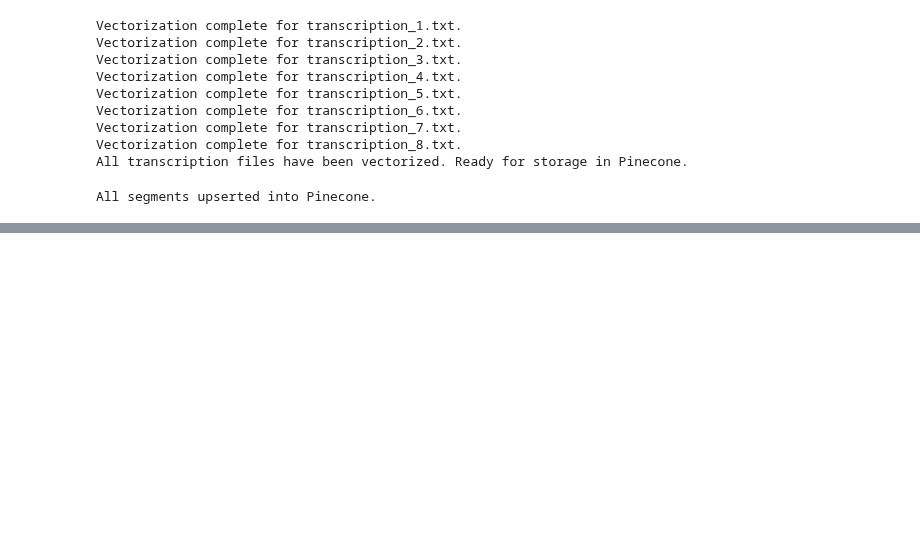
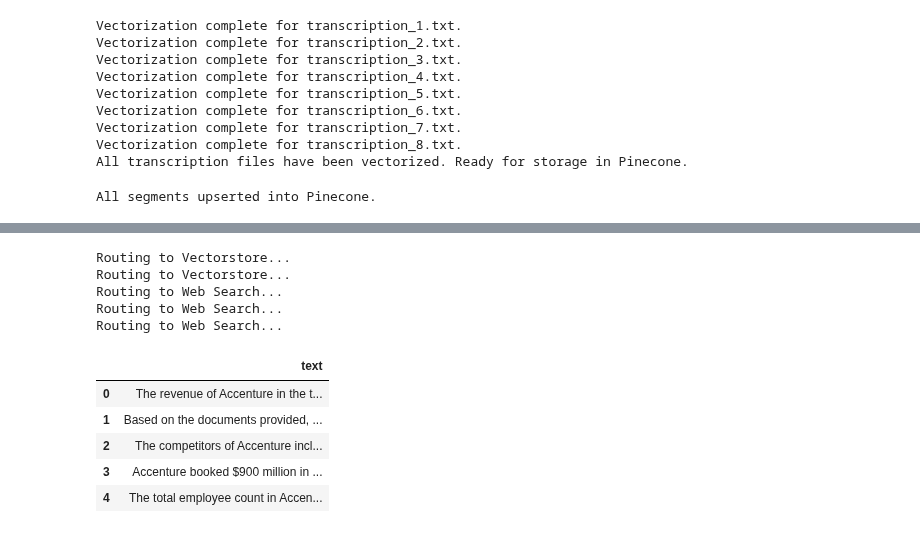
Before and after one commit to ironhack-labs/project-3-business-case-multimodal-ai-chatbot-for-yt-video-qa, a Jupyter notebook: project_yt_chatbot_kk_prefinal.ipynb, the cells around one changed output, grey strips where cells are left out. Cells and saved outputs as stored; diff of their text form; code cells hidden in the pictures; blank space fills up the shorter version.

```diff
--- a/project_yt_chatbot_kk_prefinal.ipynb
+++ b/project_yt_chatbot_kk_prefinal.ipynb
@@ -292,20 +294,15 @@ serp_api_key = os.environ["SERPAPI_API_KEY"]
 # %%
 # DEFINE ROUTER, RETRIEVE from VectorstoreDB and Retrieve from Google search functions!
 
-import json
-from langchain.chat_models import ChatOpenAI
 from langchain.schema import HumanMessage, SystemMessage, AIMessage
-from langchain.vectorstores import Pinecone
-from langchain.embeddings import OpenAIEmbeddings
-from serpapi import GoogleSearch
-import os
+
 
 # Initialize the embedding model and vector store
 embedding_model = OpenAIEmbeddings(model="text-embedding-ada-002", openai_api_key=os.environ["OPENAI_API_KEY"])
 chat_model = ChatOpenAI(model="gpt-3.5-turbo", openai_api_key=os.environ["OPENAI_API_KEY"])
 
 # Pinecone index is already set up and embeddings are upserted
-vector_store = Pinecone(index=index, embedding=embedding_model, text_key="text")
+vector_store = LangChainPinecone(index=index, embedding=embedding_model, text_key="text")
 
 # Initialize the router instructions
 router_instructions = """You are an expert at routing a user question to a vectorstore or web search.
@@ -366,6 +363,7 @@ def web_search(query):
     summary_response = chat_model.invoke([HumanMessage(content=prompt)])
     return summary_response.content
 
+
 # Main function to handle the query routing and retrieval
 def handle_query(query):
     datasource = route_query(query)
@@ -587,0 +673,33 @@ Final Answer: The revenue of Accenture for the third quarter of 2024 was $65 bil
+# %%
+import pandas as pd
+
+# Define the sample questions to test with `handle_query`
+# Define the list of queries to retrieve answers for
+queries = [
+    "What is the revenue of Accenture in third quarter of 2024?",
+    "What is the EPS of Accenture in fourth quarter of 2024?",
+    "Who are the competitors of Accenture?",
+    "What is the size of Genai project deals for Accenture in year 2024?",
+    "what is the total employee count in Accenture today??"
+]
+
+# Collect answers by running each query through the handle_query function
+answers = [handle_query(query) for query in queries]
+
+# Create a DataFrame with only the answers
+df_giskard = pd.DataFrame(answers, columns=["text"])
+
+# Display the DataFrame to verify
+df_giskard.head()
+# %% [output]
+Routing to Vectorstore...
+Routing to Vectorstore...
+Routing to Web Search...
+Routing to Web Search...
+Routing to Web Search...
+|  | text |
+| 0 | The revenue of Accenture in the t... |
+| 1 | Based on the documents provided, ... |
+| 2 | The competitors of Accenture incl... |
+| 3 | Accenture booked $900 million in ... |
+| 4 | The total employee count in Accen... |
```
Also changed, not shown: parts of 22 cells of this notebook, 1 other file.
